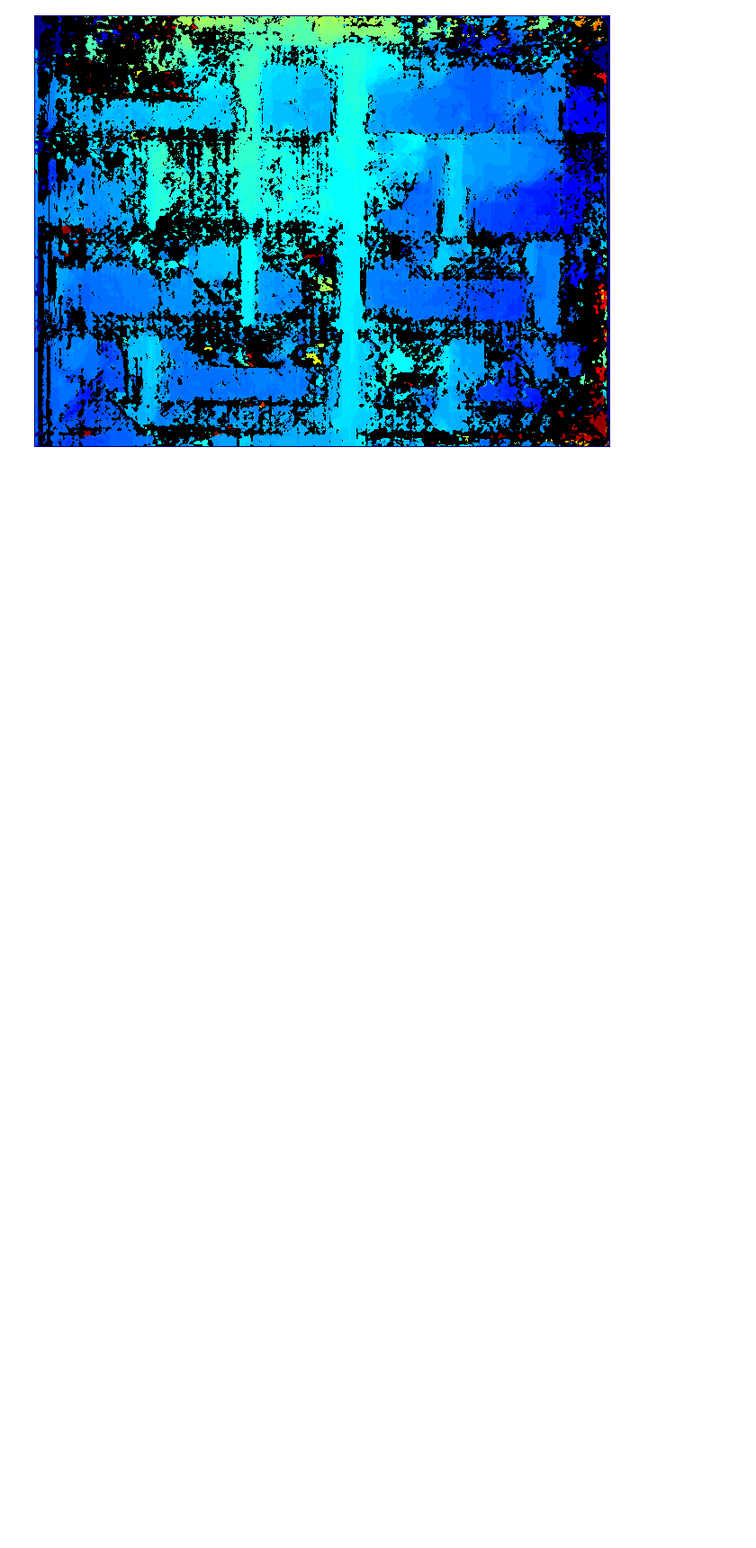
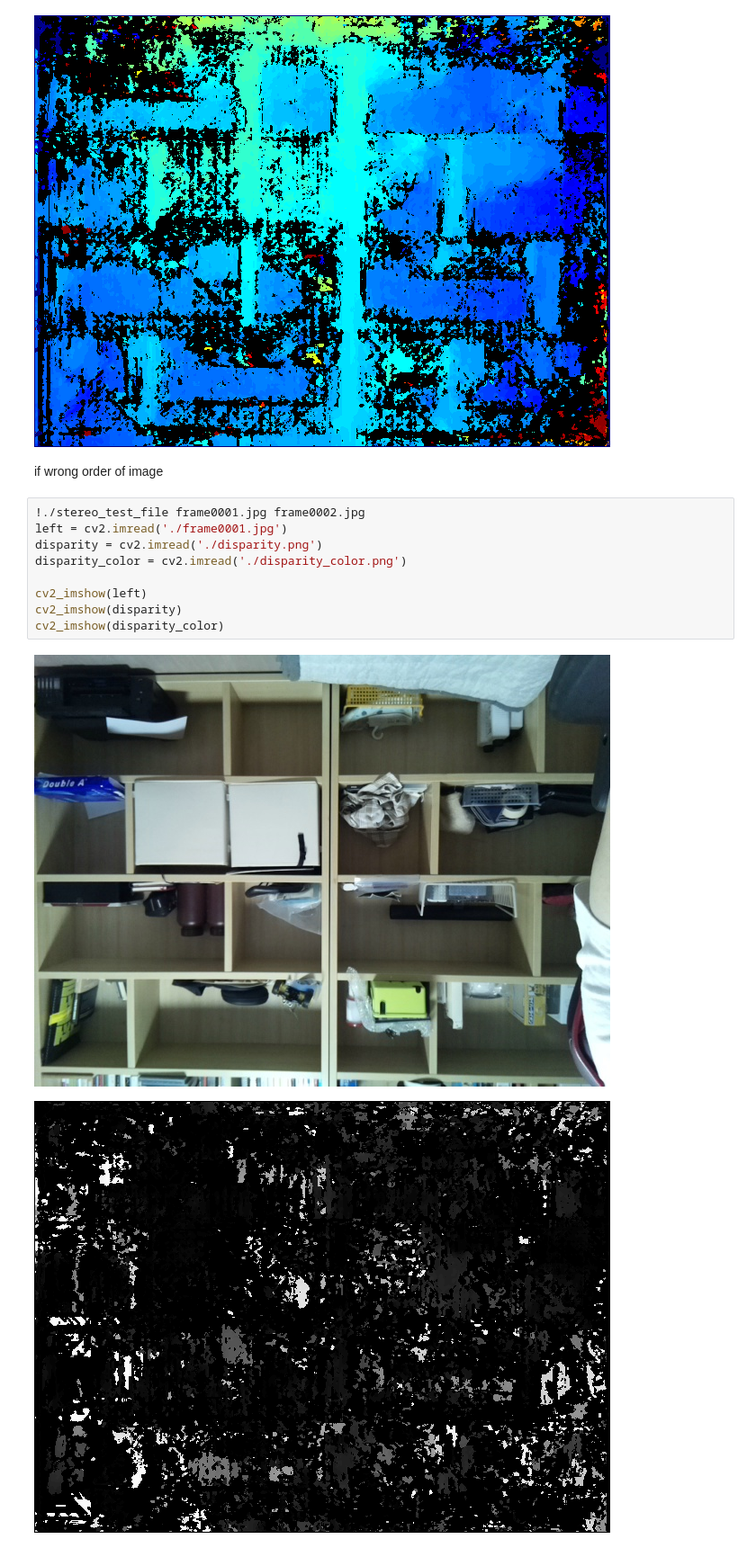
Before and after one commit to Miragecore/SandBox, a Jupyter notebook: libSGM_test-raw.ipynb, the cells around one changed output. Shown at 90% size. Drawn from its saved outputs; the diff is of its cells as text; blank space fills up the shorter version.

```diff
--- a/libSGM_test-raw.ipynb
+++ b/libSGM_test-raw.ipynb
@@ -178,3 +178,17 @@ cv2_imshow(disparity_color)
 [figure]
 [figure]
 [figure]
+# %% [markdown]
+if wrong order of image
+# %%
+!./stereo_test_file frame0001.jpg frame0002.jpg
+left = cv2.imread('./frame0001.jpg')
+disparity = cv2.imread('./disparity.png')
+disparity_color = cv2.imread('./disparity_color.png')
+
+cv2_imshow(left)
+cv2_imshow(disparity)
+cv2_imshow(disparity_color)
+# %% [output]
+[figure, added]
+[figure, added]
```
Also changed, not shown: parts of 1 cell of this notebook.
